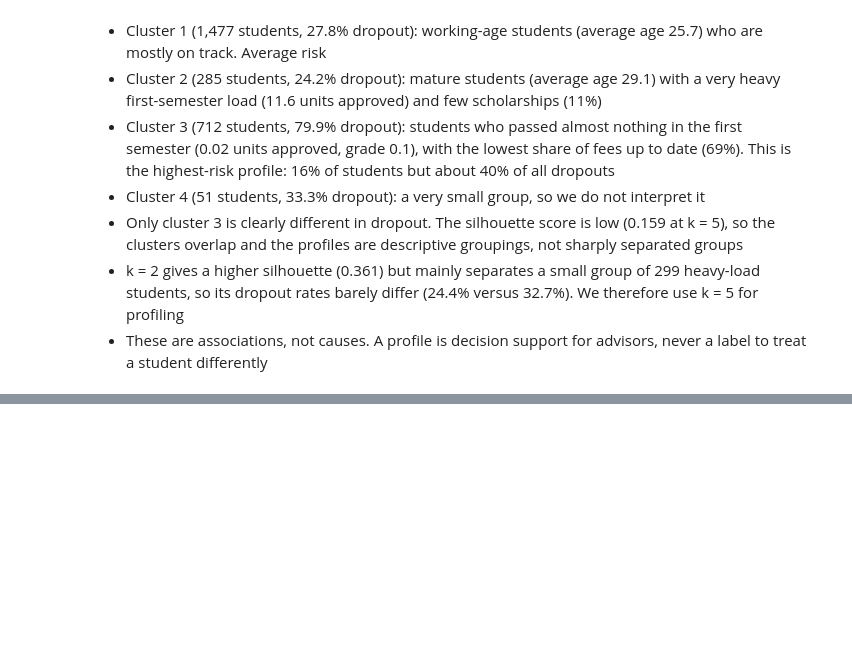
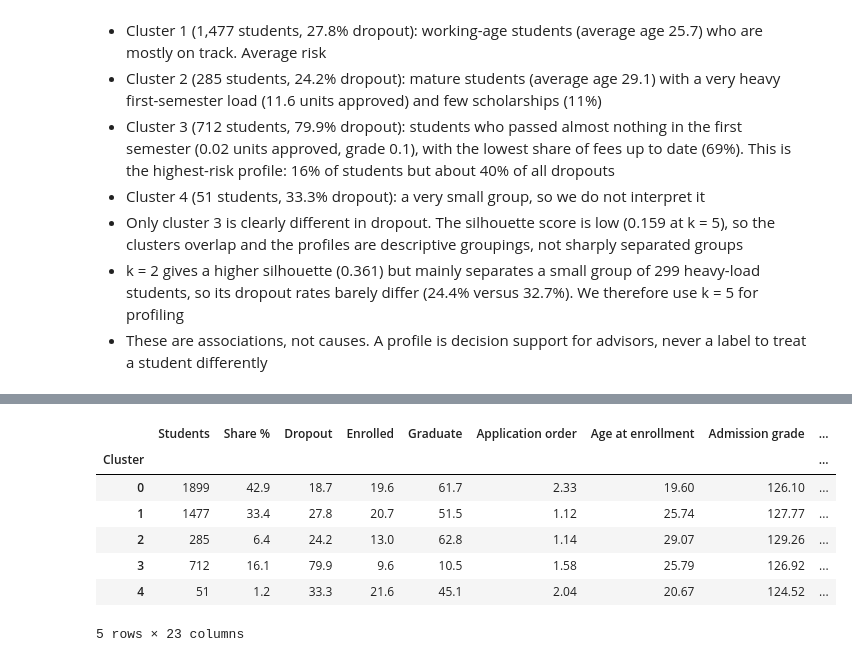
Before and after one commit to madeeha-noor/Student-Success-Early-Warning, a Jupyter notebook: notebooks/05_clustering.ipynb, the cells around one changed output, grey strips where cells are left out. Cells and saved outputs as stored; diff of their text form; code cells hidden in the pictures; blank space fills up the shorter version.

```diff
--- a/notebooks/05_clustering.ipynb
+++ b/notebooks/05_clustering.ipynb
@@ -201,0 +270,19 @@ plt.show()
+# %%
+labels = km5.labels_
+profile = pd.concat([
+    pd.Series(labels).value_counts().sort_index().rename('Students'),
+    (pd.crosstab(labels, df['Target'].values, normalize='index') * 100).round(1),
+    X_cl.groupby(labels).mean().round(2)
+], axis=1)
+profile.index.name = 'Cluster'
+profile.insert(1, 'Share %', (profile['Students'] / len(df) * 100).round(1))
+profile
+# %% [output]
+|  | Students | Share % | Dropout | Enrolled | Graduate | Application order | Age at enrollment | Admission grade | ... |
+| Cluster |  |  |  |  |  |  |  |  | ... |
+| 0 | 1899 | 42.9 | 18.7 | 19.6 | 61.7 | 2.33 | 19.60 | 126.10 | ... |
+| 1 | 1477 | 33.4 | 27.8 | 20.7 | 51.5 | 1.12 | 25.74 | 127.77 | ... |
+| 2 | 285 | 6.4 | 24.2 | 13.0 | 62.8 | 1.14 | 29.07 | 129.26 | ... |
+| 3 | 712 | 16.1 | 79.9 | 9.6 | 10.5 | 1.58 | 25.79 | 126.92 | ... |
+| 4 | 51 | 1.2 | 33.3 | 21.6 | 45.1 | 2.04 | 20.67 | 124.52 | ... |
+5 rows × 23 columns
```
Also changed, not shown: parts of 6 cells of this notebook.
